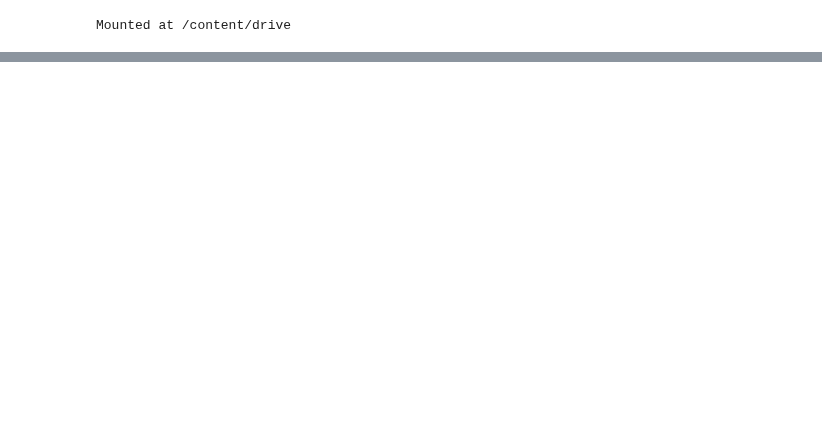
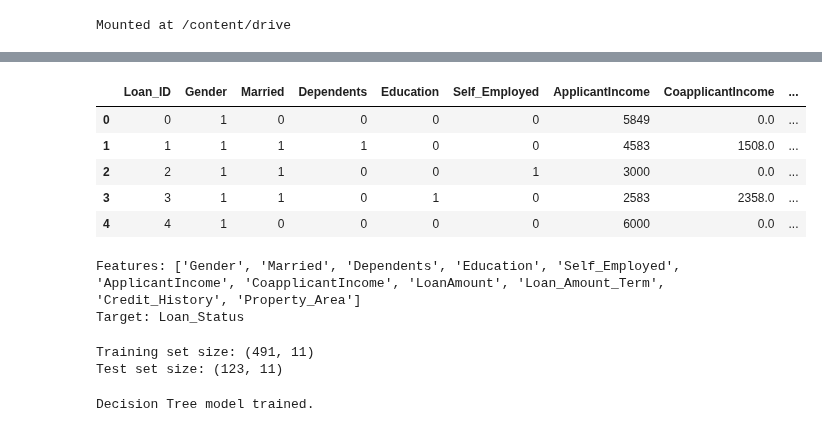
Before and after one commit to sbogde/pandamonium, a Jupyter notebook: dmi_02_loans_01.ipynb, the cells around one changed output, grey strips where cells are left out. Drawn from its saved outputs; the diff is of its cells as text; code cells hidden in the pictures; blank space fills up the shorter version.

```diff
--- a/dmi_02_loans_01.ipynb
+++ b/dmi_02_loans_01.ipynb
@@ -23,0 +58,13 @@ Mounted at /content/drive
+# %%
+# For numerical columns, fill missing values with the mean
+num_cols = df.select_dtypes(include=["float64", "int64"]).columns
+for col in num_cols:
+    df[col].fillna(df[col].mean(), inplace=True)
+
+# For categorical columns, fill missing values with the mode
+cat_cols = df.select_dtypes(include=["object"]).columns
+for col in cat_cols:
+    df[col].fillna(df[col].mode()[0], inplace=True)
+
+# Check for remaining missing values
+print(df.isnull().sum())
@@ -23,0 +98,51 @@ Mounted at /content/drive
+# %%
+# Option 1: Use LabelEncoder for each categorical column
+le = LabelEncoder()
+for col in cat_cols:
+    df[col] = le.fit_transform(df[col])
+
+# Alternatively, with one-hot encoding
+# df = pd.get_dummies(df, drop_first=True)
+
+df.head()
+# %% [output]
+|  | Loan_ID | Gender | Married | Dependents | Education | Self_Employed | ApplicantIncome | CoapplicantIncome | ... |
+| 0 | 0 | 1 | 0 | 0 | 0 | 0 | 5849 | 0.0 | ... |
+| 1 | 1 | 1 | 1 | 1 | 0 | 0 | 4583 | 1508.0 | ... |
+| 2 | 2 | 1 | 1 | 0 | 0 | 1 | 3000 | 0.0 | ... |
+| 3 | 3 | 1 | 1 | 0 | 1 | 0 | 2583 | 2358.0 | ... |
+| 4 | 4 | 1 | 0 | 0 | 0 | 0 | 6000 | 0.0 | ... |
+# %%
+# Drop irrelevant features (for example, 'Loan_ID' if present)
+if 'Loan_ID' in df.columns:
+    df.drop(['Loan_ID'], axis=1, inplace=True)
+
+# Define target and features
+target = 'Loan_Status'  # adjust as needed based on your dataset
+X = df.drop(target, axis=1)
+y = df[target]
+
+print("Features:", X.columns.tolist())
+print("Target:", target)
+# %% [output]
+Features: ['Gender', 'Married', 'Dependents', 'Education', 'Self_Employed', 'ApplicantIncome', 'CoapplicantIncome', 'LoanAmount', 'Loan_Amount_Term', 'Credit_History', 'Property_Area']
+Target: Loan_Status
+# %%
+# Split the dataset: 80% training, 20% testing
+X_train, X_test, y_train, y_test = train_test_split(
+    X, y, test_size=0.2, random_state=42, shuffle=True
+)
+
+print("Training set size:", X_train.shape)
+print("Test set size:", X_test.shape)
+# %% [output]
+Training set size: (491, 11)
+Test set size: (123, 11)
+# %%
+# Initialize and train a Decision Tree Classifier
+tree_clf = DecisionTreeClassifier(criterion="entropy", max_depth=4, random_state=42)
+tree_clf.fit(X_train, y_train)
+
+print("Decision Tree model trained.")
+# %% [output]
+Decision Tree model trained.
```
Also changed, not shown: parts of 4 cells of this notebook.
